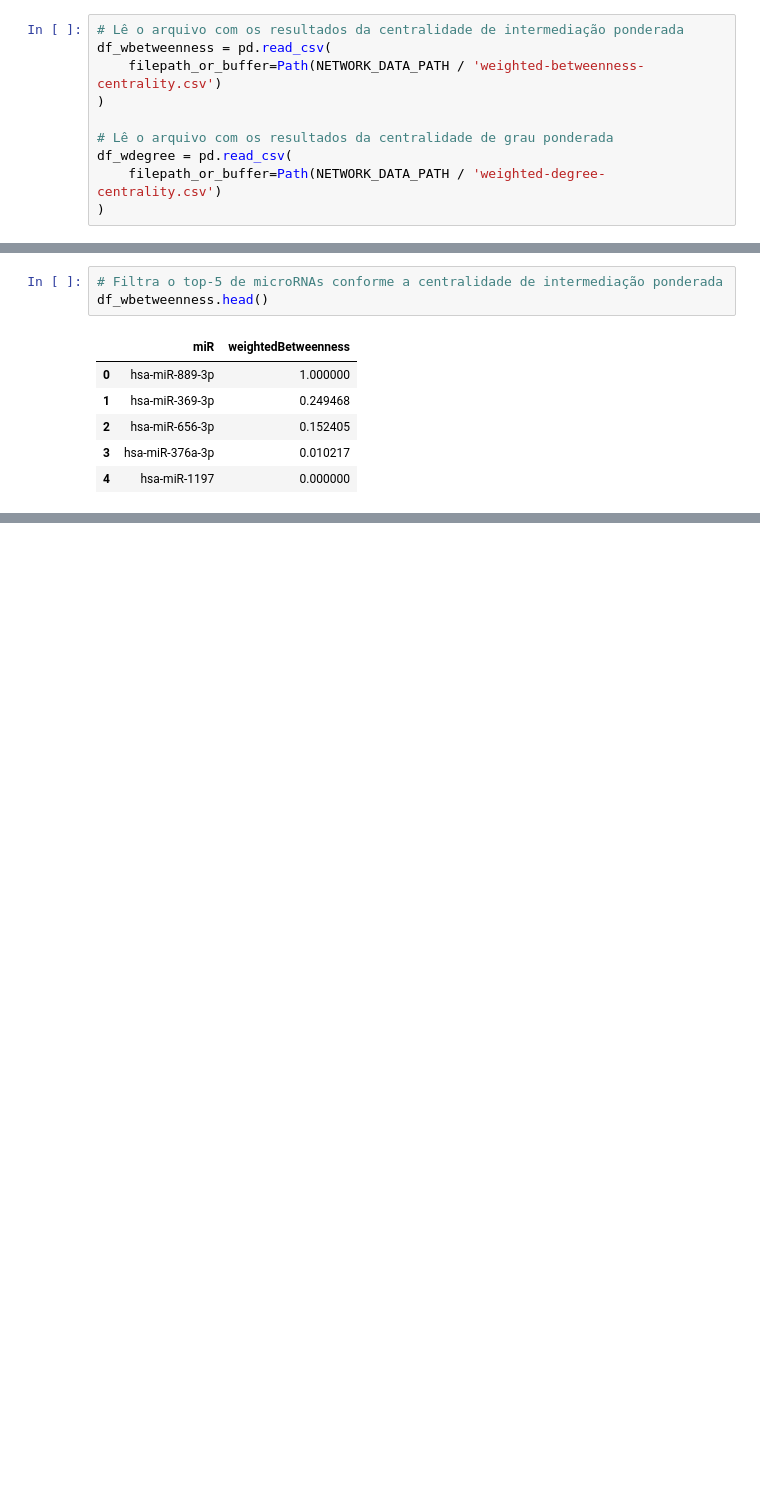
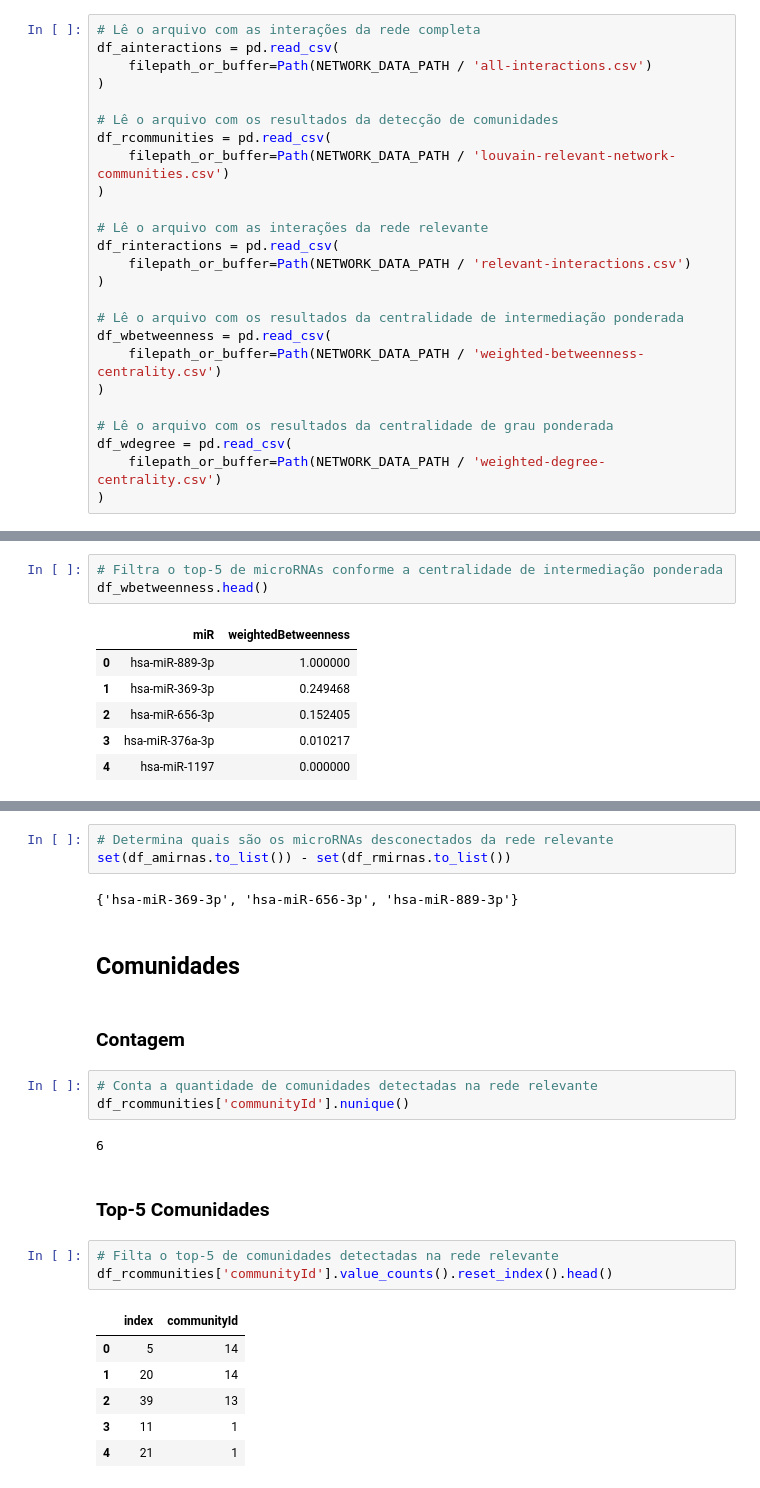
Before and after one commit to MylenaRoberta/mo804-project, a Jupyter notebook: notebooks/5_projected-network-results.ipynb, the cells around one changed output, grey strips where cells are left out. Drawn from its saved outputs; the diff is of its cells as text; blank space fills up the shorter version.

```diff
--- a/notebooks/5_projected-network-results.ipynb
+++ b/notebooks/5_projected-network-results.ipynb
@@ -36,6 +36,21 @@ NETWORK_IMAGES_PATH = IMAGES_PATH / 'projected-network'
 # %% [markdown]
 # Carregamento de Dados
 # %%
+# Lê o arquivo com as interações da rede completa
+df_ainteractions = pd.read_csv(
+    filepath_or_buffer=Path(NETWORK_DATA_PATH / 'all-interactions.csv')
+)
+
+# Lê o arquivo com os resultados da detecção de comunidades
+df_rcommunities = pd.read_csv(
+    filepath_or_buffer=Path(NETWORK_DATA_PATH / 'louvain-relevant-network-communities.csv')
+)
+
+# Lê o arquivo com as interações da rede relevante
+df_rinteractions = pd.read_csv(
+    filepath_or_buffer=Path(NETWORK_DATA_PATH / 'relevant-interactions.csv')
+)
+
 # Lê o arquivo com os resultados da centralidade de intermediação ponderada
 df_wbetweenness = pd.read_csv(
     filepath_or_buffer=Path(NETWORK_DATA_PATH / 'weighted-betweenness-centrality.csv')
@@ -205,0 +266,26 @@ df_wbetweenness.head()
+# %%
+# Determina quais são os microRNAs desconectados da rede relevante
+set(df_amirnas.to_list()) - set(df_rmirnas.to_list())
+# %% [output]
+{'hsa-miR-369-3p', 'hsa-miR-656-3p', 'hsa-miR-889-3p'}
+# %% [markdown]
+## Comunidades
+# %% [markdown]
+### Contagem
+# %%
+# Conta a quantidade de comunidades detectadas na rede relevante
+df_rcommunities['communityId'].nunique()
+# %% [output]
+6
+# %% [markdown]
+### Top-5 Comunidades
+# %%
+# Filta o top-5 de comunidades detectadas na rede relevante
+df_rcommunities['communityId'].value_counts().reset_index().head()
+# %% [output]
+|  | index | communityId |
+| 0 | 5 | 14 |
+| 1 | 20 | 14 |
+| 2 | 39 | 13 |
+| 3 | 11 | 1 |
+| 4 | 21 | 1 |
```
Also changed, not shown: parts of 8 cells of this notebook, 8 other files.
